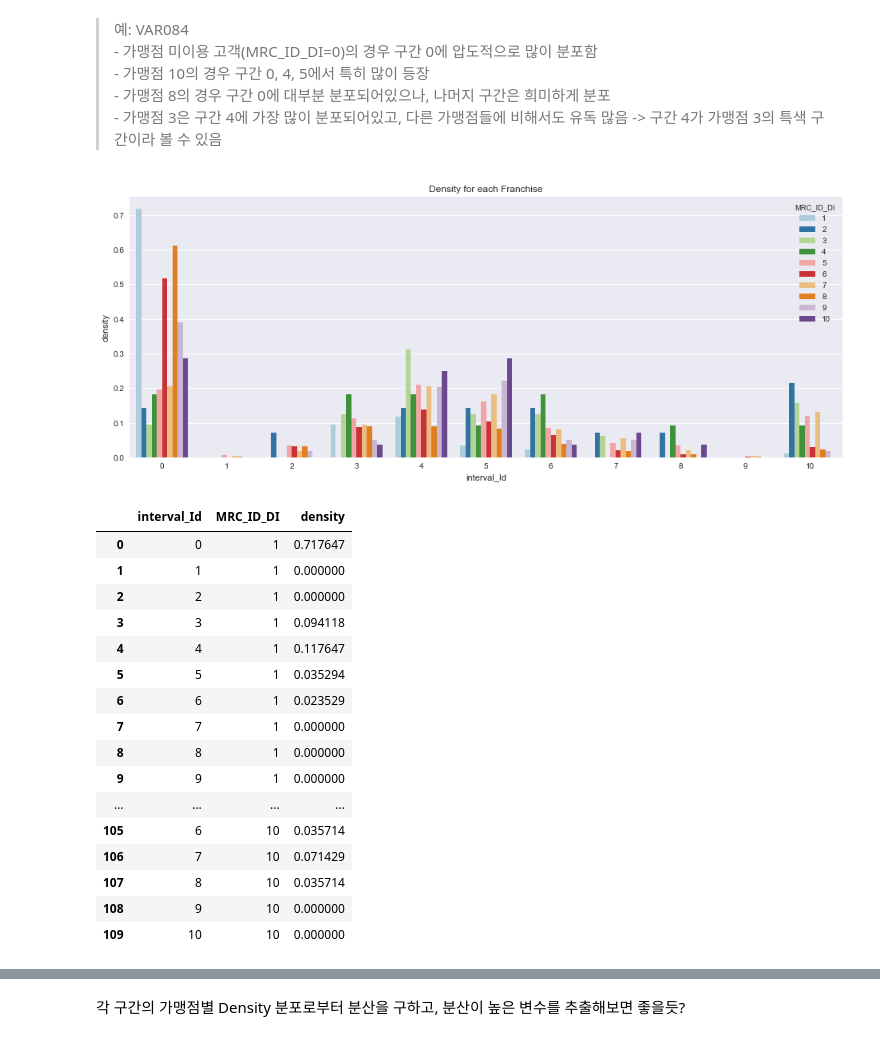
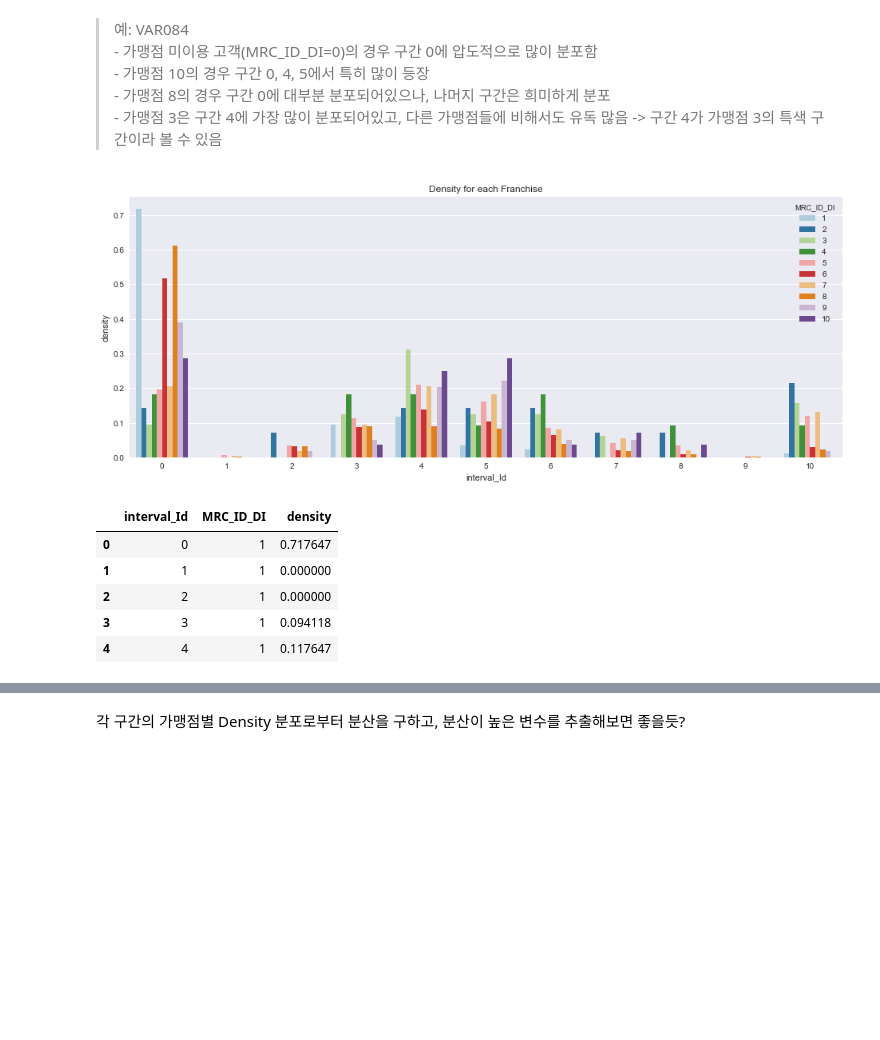
Before and after one commit to ilovemyminutes/SamsungCard2020, a Jupyter notebook: preprocess/preprocessing_histogram_featureExtraction.ipynb, the cells around one changed output, grey strips where cells are left out. Cells and saved outputs as stored; diff of their text form; code cells hidden in the pictures; blank space fills up the shorter version.

```diff
--- a/preprocess/preprocessing_histogram_featureExtraction.ipynb
+++ b/preprocess/preprocessing_histogram_featureExtraction.ipynb
@@ -205,24 +205,14 @@ def showFranchiseDensity(var_num, bins=11, data=None, franchise_group=None, figs
     - 가맹점 8의 경우 구간 0에 대부분 분포되어있으나, 나머지 구간은 희미하게 분포
     - 가맹점 3은 구간 4에 가장 많이 분포되어있고, 다른 가맹점들에 비해서도 유독 많음 -> 구간 4가 가맹점 3의 특색 구간이라 볼 수 있음
 # %%
-showFranchiseDensity(var_num=84, franchise_group=range(1,11))
+temp = showFranchiseDensity(var_num=84, franchise_group=range(1,11))
+temp.head()
 # %% [output]
 [figure]
 |  | interval_Id | MRC_ID_DI | density |
 | 0 | 0 | 1 | 0.717647 |
 | 1 | 1 | 1 | 0.000000 |
 | 2 | 2 | 1 | 0.000000 |
 | 3 | 3 | 1 | 0.094118 |
 | 4 | 4 | 1 | 0.117647 |
-| 5 | 5 | 1 | 0.035294 |
-| 6 | 6 | 1 | 0.023529 |
-| 7 | 7 | 1 | 0.000000 |
-| 8 | 8 | 1 | 0.000000 |
-| 9 | 9 | 1 | 0.000000 |
-| ... | ... | ... | ... |
-| 105 | 6 | 10 | 0.035714 |
-| 106 | 7 | 10 | 0.071429 |
-| 107 | 8 | 10 | 0.035714 |
-| 108 | 9 | 10 | 0.000000 |
-| 109 | 10 | 10 | 0.000000 |
 # %%
```
Also changed, not shown: parts of 2 cells of this notebook.
